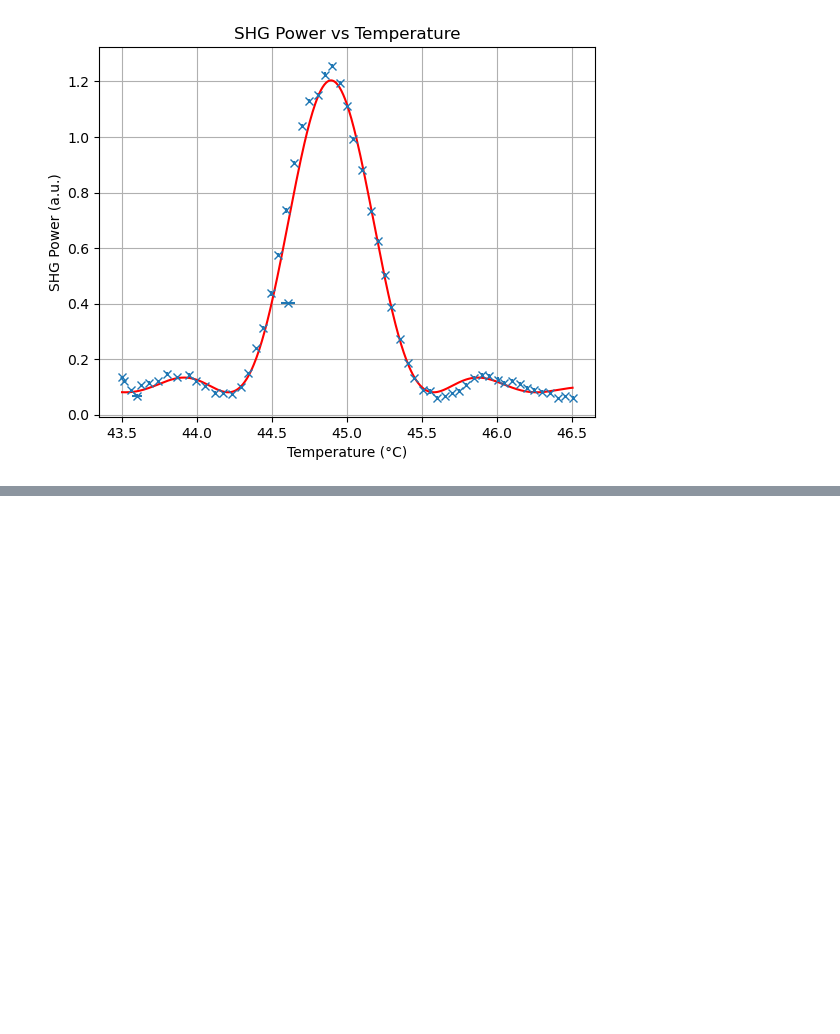
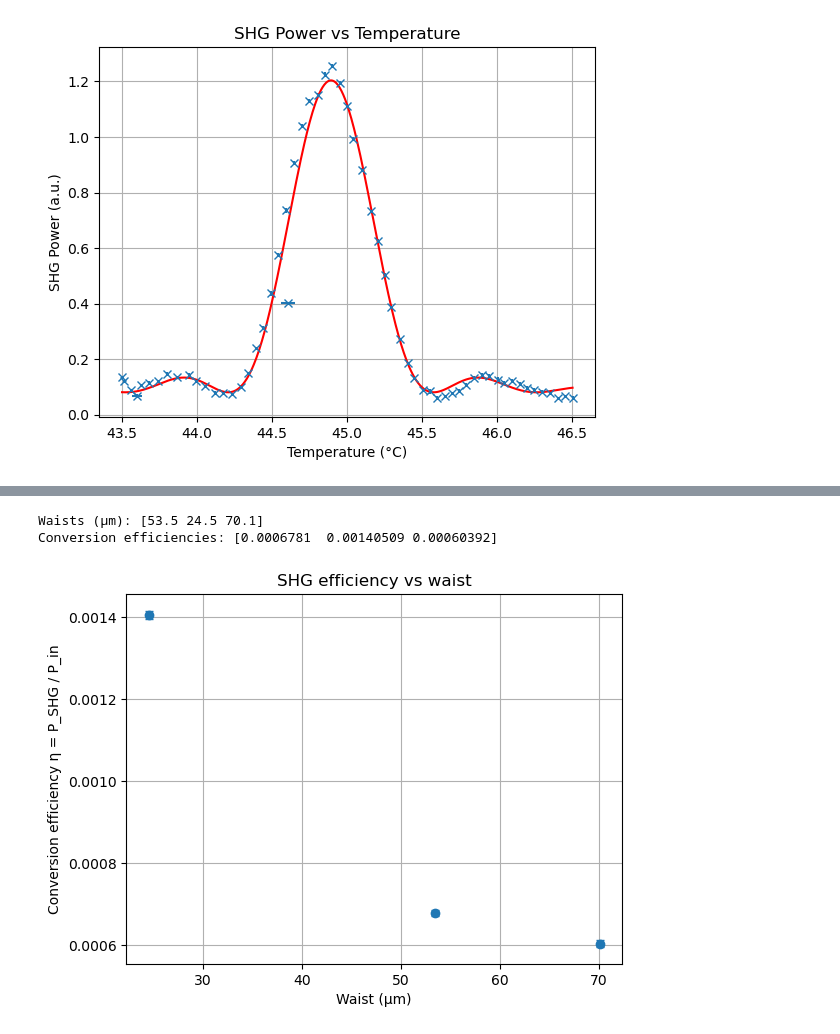
Before and after one commit to eq15t-panda/PANDAManager, a Jupyter notebook: plots_shg.ipynb, the cells around one changed output, grey strips where cells are left out. Cells and saved outputs as stored; diff of their text form; code cells hidden in the pictures; blank space fills up the shorter version.

Commit message:
Added acquisition of solo pm100a for waist scan

```diff
--- a/plots_shg.ipynb
+++ b/plots_shg.ipynb
@@ -93,0 +98,13 @@ plt.show()
+# %%
+# Manually define the waist corresponding to each focal length
+# Forgot to add it before in the acquisition notebook, so I add it here for the plot
+# Won't be necessary for the future, it is added in the acquisition notebook
+waists = {
+    500.0: 70.1,  # mm & µm
+    400.0: 53.5,  # mm & µm
+    200.0: 24.5   # mm & µm
+}
+# %%
+path_folder_data = r"./data/data_temp_SHG/waist_scan 05 05"
+folder_data_files = os.listdir(path_folder_data)
+print(folder_data_files)
@@ -93,0 +113,5 @@ plt.show()
+# %%
+# List all files in the folder
+name_exp = 'waist_scan'
+folder_data_files = os.listdir(path_folder_data + '/' + name_exp)
+print(folder_data_files)
@@ -93,0 +154,25 @@ plt.show()
+# %%
+# Convert to arrays
+w = np.array(w_list)
+eta = np.array(eta_list)
+eta_err = np.array(eta_err_list)
+
+print("Waists (µm):", w)
+print("Conversion efficiencies:", eta)
+# %% [output]
+Waists (µm): [53.5 24.5 70.1]
+Conversion efficiencies: [0.0006781  0.00140509 0.00060392]
+# %%
+# Plot the coefficient eta vs waist
+plt.figure()
+
+plt.errorbar(w, eta, yerr=eta_err, fmt='o', capsize=3)
+
+plt.xlabel("Waist (µm)")
+plt.ylabel("Conversion efficiency η = P_SHG / P_in")
+plt.title("SHG efficiency vs waist")
+
+plt.grid()
+plt.show()
+# %% [output]
+[figure, added]
```
Also changed, not shown: parts of 6 cells of this notebook, 5 other files.
